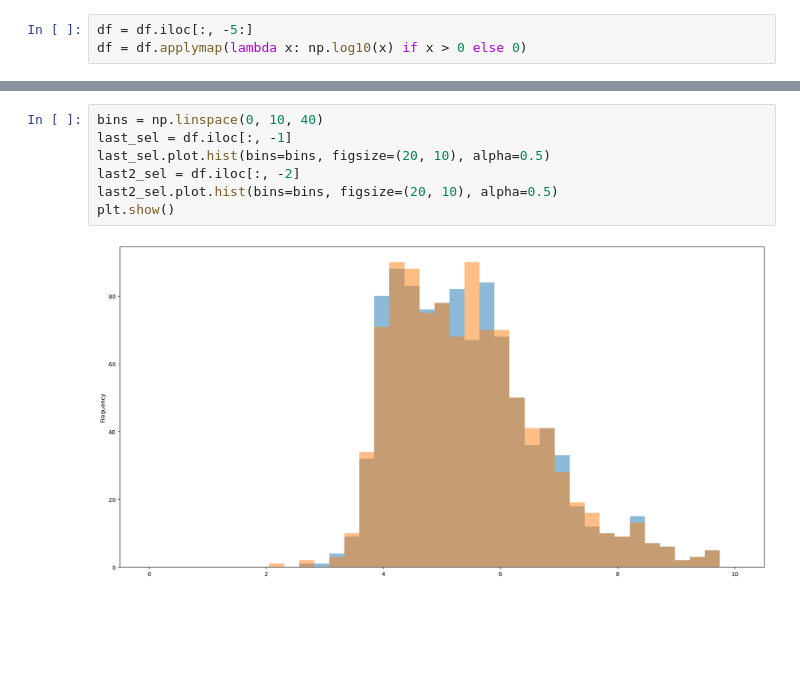
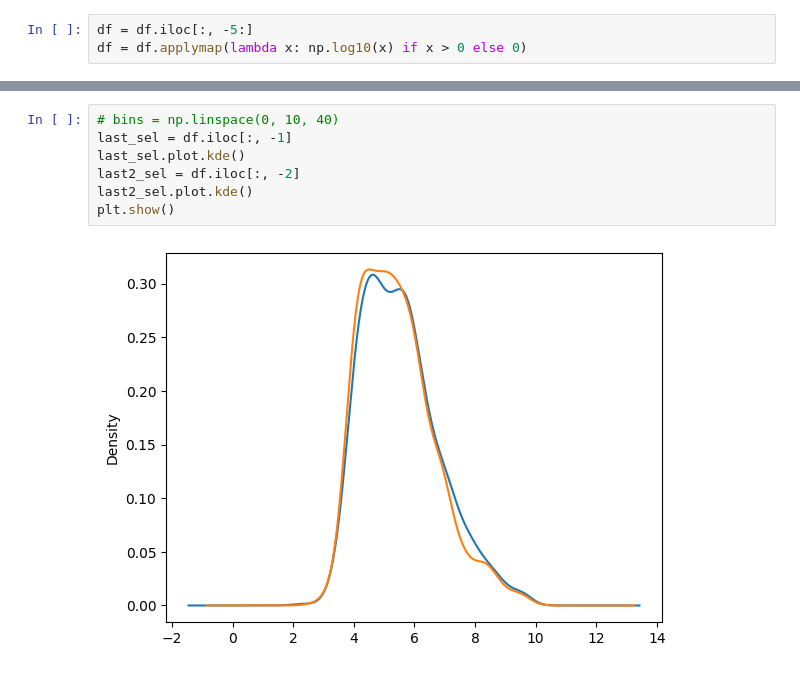
Before and after one commit to ayu0616/atcoder-workspace-cpp, a Jupyter notebook: ahc029/A/exec_test.ipynb, the cells around one changed output, grey strips where cells are left out. Saved outputs shown, nothing was run; the diff lists cells and outputs as text; blank space fills up the shorter version.

```diff
--- a/ahc029/A/exec_test.ipynb
+++ b/ahc029/A/exec_test.ipynb
@@ -79,13 +79,13 @@ df.sort_values(by=[cur_time], ascending=False)
 1000 rows × 5 columns
 # %%
-bins = np.linspace(0, 10, 40)
+# bins = np.linspace(0, 10, 40)
 last_sel = df.iloc[:, -1]
-last_sel.plot.hist(bins=bins, figsize=(20, 10), alpha=0.5)
+last_sel.plot.kde()
 last2_sel = df.iloc[:, -2]
-last2_sel.plot.hist(bins=bins, figsize=(20, 10), alpha=0.5)
+last2_sel.plot.kde()
 plt.show()
 # %% [output]
-[figure, old version]
+[figure, new version]
 # %%
 last_df = df.iloc[:, -1]
 wins = df.sub(last_df, axis=0)<0
```
Also changed, not shown: parts of 5 cells of this notebook, 2 other files.
